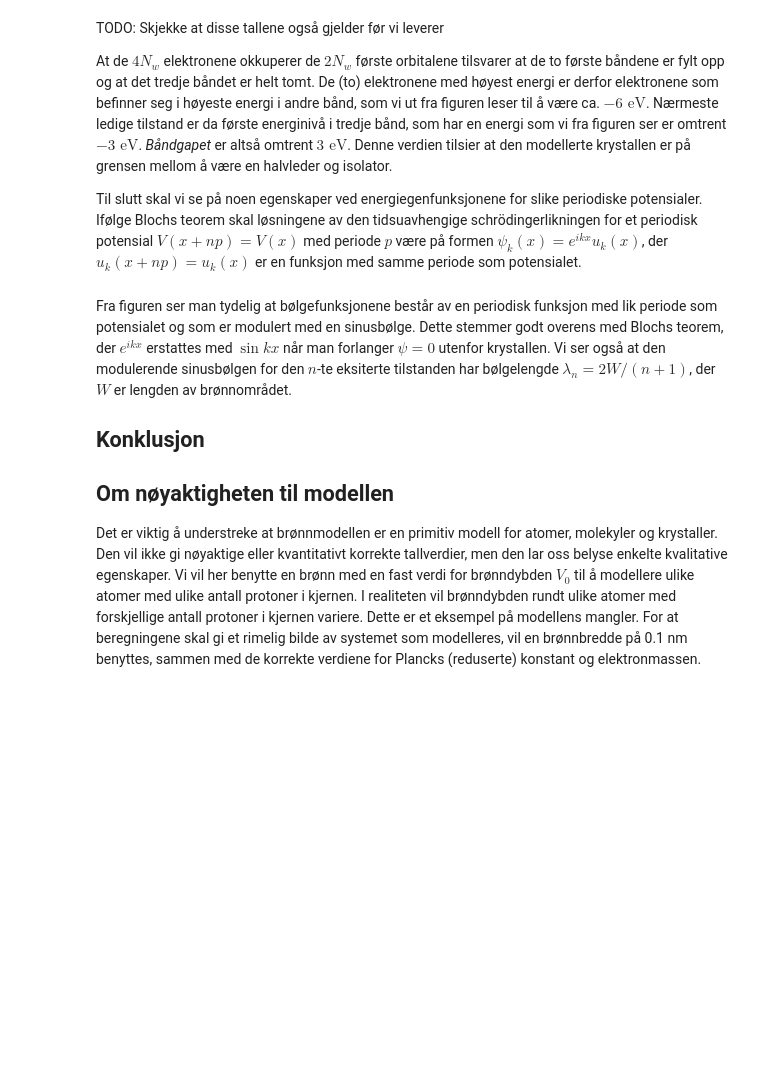
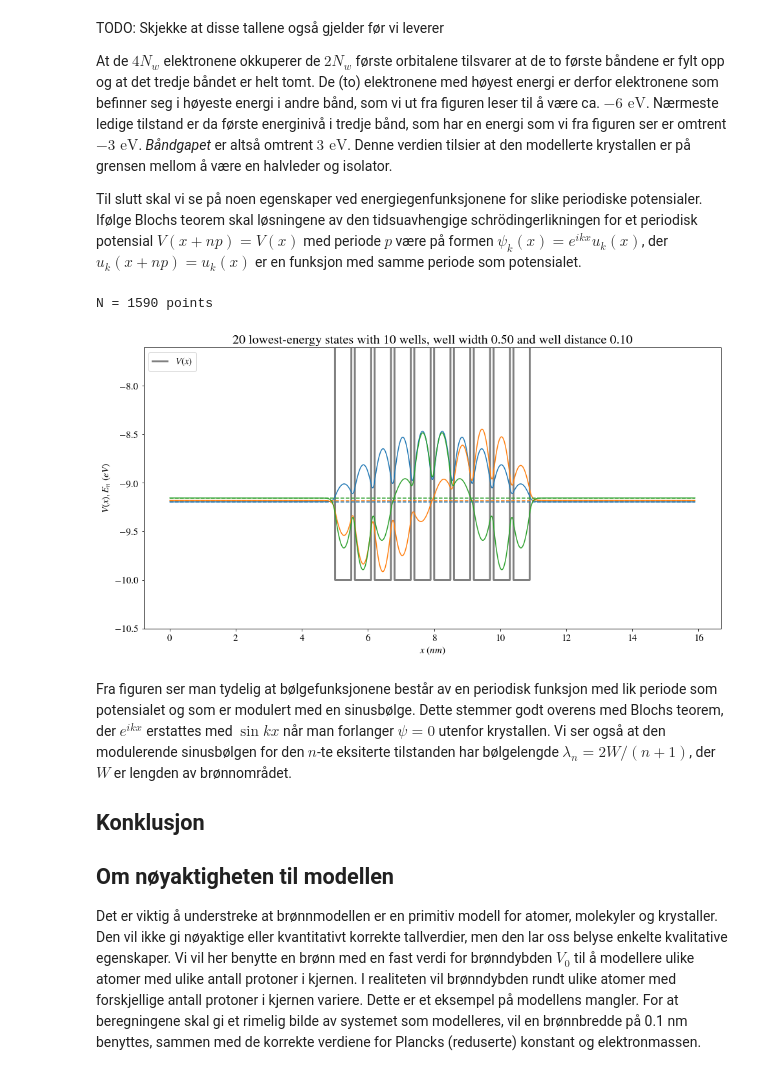
Before and after one commit to Northo/numericalTISE, a Jupyter notebook: project2.ipynb, the cells around one changed output. Drawn from its saved outputs; the diff is of its cells as text; code cells hidden in the pictures; blank space fills up the shorter version.

```diff
--- a/project2.ipynb
+++ b/project2.ipynb
@@ -366,7 +373,10 @@ Ifølge Blochs teorem skal løsningene av den tidsuavhengige schrödingerlikning
 # %%
 n_w = 50
 n_b = n_w // wells_per_barrier
-investigate_potential(num_wells, n_w, n_b, w, V0, 3, clip_y_axis=True, label_energies=False, wave_scale_factor=10)
+investigate_potential(num_wells, n_w, n_b, w, V0, range(0, 3), clip_y_axis=True, label_energies=False, wave_scale_factor=10)
+# %% [output]
+N = 1590 points
+[figure, added]
 # %% [markdown]
 Fra figuren ser man tydelig at bølgefunksjonene består av en periodisk funksjon med lik periode som potensialet og som er modulert med en sinusbølge.
 Dette stemmer godt overens med Blochs teorem, der $e^{ikx}$ erstattes med $\sin{kx}$ når man forlanger $\psi = 0$ utenfor krystallen.
```
Also changed, not shown: parts of 13 cells of this notebook.
